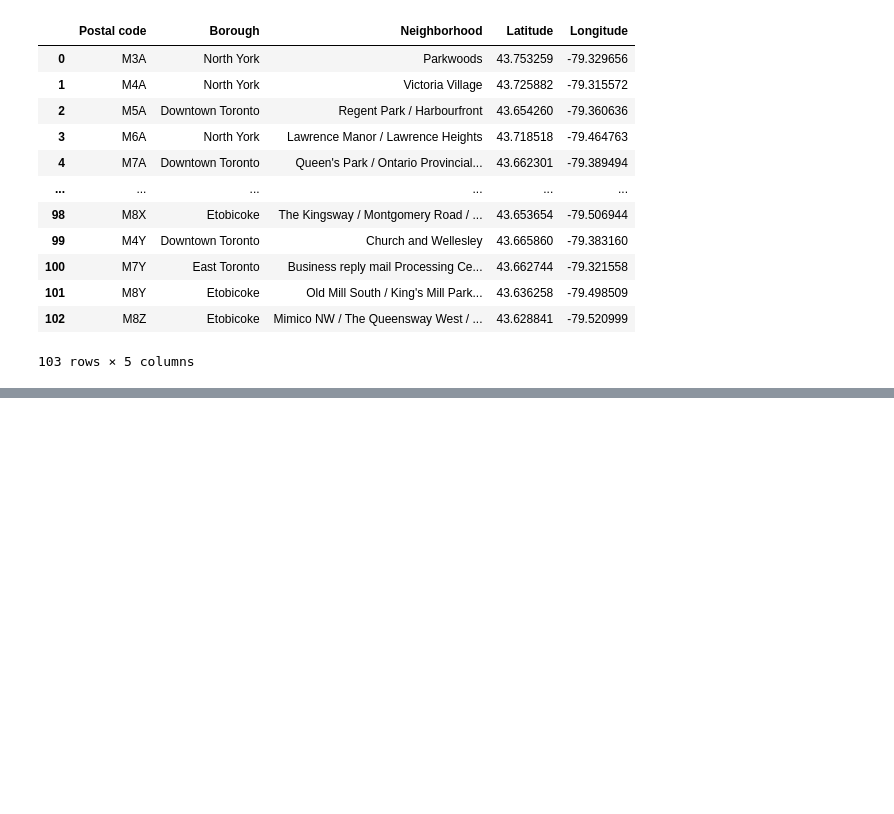
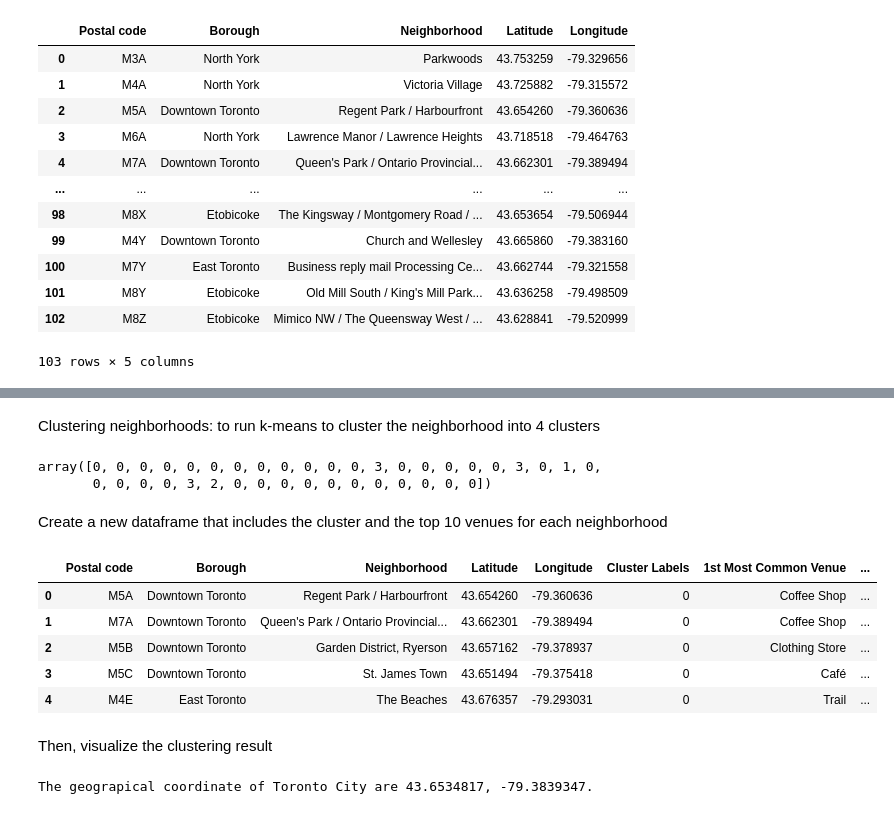
Before and after one commit to jayskenny/Coursera_Capstone, a Jupyter notebook: Segment_Neighborhood_Toronto.ipynb, the cells around one changed output, grey strips where cells are left out. Saved outputs shown, nothing was run; the diff lists cells and outputs as text; code cells hidden in the pictures; blank space fills up the shorter version.

```diff
--- a/Segment_Neighborhood_Toronto.ipynb
+++ b/Segment_Neighborhood_Toronto.ipynb
@@ -111,0 +304,6 @@ pd.merge(df_pcc, df_geocode, on='Postal code')
+# %%
+def get_most_common_venues(row, num_top_venues):
+    row_categories = row.iloc[1:]
+    row_categories_sorted = row_categories.sort_values(ascending=False)
+
+    return row_categories_sorted.index.values[0:num_top_venues]
@@ -111,0 +312,20 @@ pd.merge(df_pcc, df_geocode, on='Postal code')
+# %%
+num_top_venues = 10
+
+sequence_ind = ['st','nd','rd']
+#create columns from 1st to the number of num_top_venues
+columns=['Neighborhood']
+for i in np.arange(num_top_venues):
+    try:
+        columns.append('{}{} Most Common Venue'.format(i+1, sequence_ind[i]))
+    except:
+        columns.append('{}th Most Common Venue'.format(i+1))
+
+#create a new dataframe
+sorted_neighbor_venues = pd.DataFrame(columns = columns)
+sorted_neighbor_venues['Neighborhood'] = Toronto_grouped['Neighborhood']
+
+for i in np.arange(Toronto_grouped.shape[0]):
+    sorted_neighbor_venues.iloc[i, 1:] = get_most_common_venues(Toronto_grouped.iloc[i, :], num_top_venues)
+
+sorted_neighbor_venues.head()
@@ -111,0 +339,44 @@ pd.merge(df_pcc, df_geocode, on='Postal code')
+# %% [markdown]
+Clustering neighborhoods: to run k-means to cluster the neighborhood into 4 clusters
+# %%
+from sklearn.cluster import KMeans
+
+# set k value of kcluster
+kclusters = 4
+
+Toronto_grouped_clustering = Toronto_grouped.drop('Neighborhood', axis=1)
+
+kmeans = KMeans(n_clusters=kclusters, random_state =0).fit(Toronto_grouped_clustering)
+
+kmeans.labels_[0:100]
+# %% [output]
+array([0, 0, 0, 0, 0, 0, 0, 0, 0, 0, 0, 0, 3, 0, 0, 0, 0, 0, 3, 0, 1, 0,
+       0, 0, 0, 0, 3, 2, 0, 0, 0, 0, 0, 0, 0, 0, 0, 0, 0])
+# %% [markdown]
+Create a new dataframe that includes the cluster and the top 10 venues for each neighborhood
+# %%
+sorted_neighbor_venues.insert(loc=0, column='Cluster Labels', value = kmeans.labels_)
+Toronto_merged = pd.merge(Toronto_data, sorted_neighbor_venues, on='Neighborhood')
+
+Toronto_merged.head()
+# %% [output]
+|  | Postal code | Borough | Neighborhood | Latitude | Longitude | Cluster Labels | 1st Most Common Venue | ... |
+| 0 | M5A | Downtown Toronto | Regent Park / Harbourfront | 43.654260 | -79.360636 | 0 | Coffee Shop | ... |
+| 1 | M7A | Downtown Toronto | Queen's Park / Ontario Provincial... | 43.662301 | -79.389494 | 0 | Coffee Shop | ... |
+| 2 | M5B | Downtown Toronto | Garden District, Ryerson | 43.657162 | -79.378937 | 0 | Clothing Store | ... |
+| 3 | M5C | Downtown Toronto | St. James Town | 43.651494 | -79.375418 | 0 | Café | ... |
+| 4 | M4E | East Toronto | The Beaches | 43.676357 | -79.293031 | 0 | Trail | ... |
+# %% [markdown]
+Then, visualize the clustering result
+# %%
+from geopy.geocoders import Nominatim # convert an address into latitude and longitude values
+
+address = 'Toronto city, Canada'
+
+geolocator = Nominatim(user_agent="ny_explorer")
+location = geolocator.geocode(address)
+latitude = location.latitude
+longitude = location.longitude
+print('The geograpical coordinate of Toronto City are {}, {}.'.format(latitude, longitude))
+# %% [output]
+The geograpical coordinate of Toronto City are 43.6534817, -79.3839347.
```
Also changed, not shown: parts of 21 cells of this notebook.
